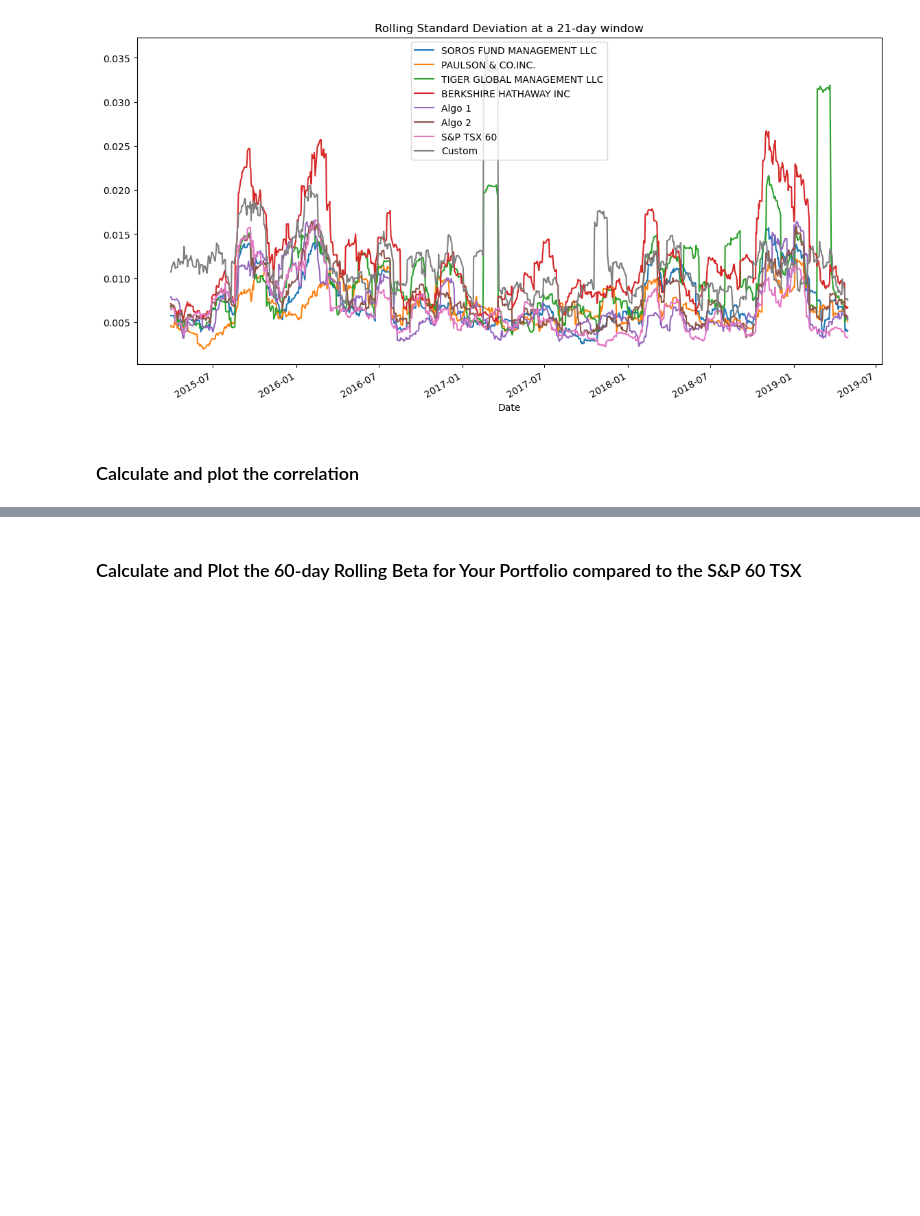
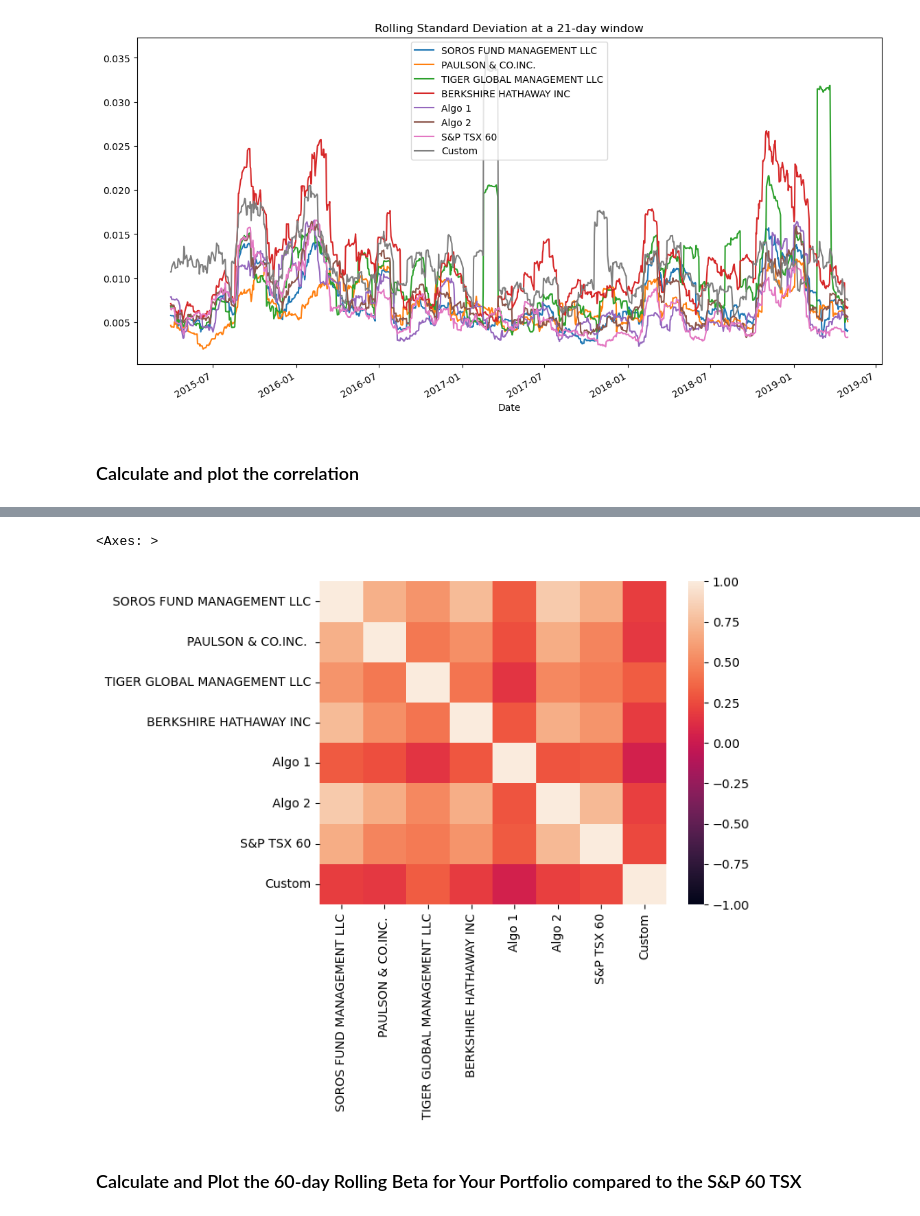
Before and after one commit to FelipeJdanov/Module_4_Challenge, a Jupyter notebook: whale_analysis.ipynb, the cells around one changed output, grey strips where cells are left out. Cells and saved outputs as stored; diff of their text form; code cells hidden in the pictures; blank space fills up the shorter version.

```diff
--- a/whale_analysis.ipynb
+++ b/whale_analysis.ipynb
@@ -341,9 +350,7 @@ In this section, you will build your own portfolio of stocks, calculate the retu
 ## Choose 3-5 custom stocks with at last 1 year's worth of historic prices and create a DataFrame of the closing prices and dates for each stock.
 # %%
 # Reading data from 1st stock
-google_csv = Path("Resources/GOOG.csv")
-google_df = pd.read_csv(google_csv, index_col="Date", parse_dates=True, infer_datetime_format=True)
-google_df = google_df.sort_index(ascending=True)
+google_df = import_file_to_dataframe("Resources/GOOG.csv")
 google_df.head()
 # %% [output]
 |  | Open | High | Low | Close | Adj Close | Volume |
@@ -355,9 +362,7 @@ google_df.head()
 | 2015-03-06 | 28.665298 | 28.755053 | 28.260410 | 28.306534 | 28.306534 | 33182854 |
 # %%
 # Reading data from 2nd stock
-shell_csv = Path("Resources/SHEL.csv")
-shell_df = pd.read_csv(shell_csv, index_col="Date", parse_dates=True, infer_datetime_format=True)
-shell_df = shell_df.sort_index(ascending=True)
+shell_df = import_file_to_dataframe("Resources/SHEL.csv")
 shell_df.head()
 # %% [output]
 |  | Open | High | Low | Close | Adj Close | Volume |
@@ -369,9 +374,7 @@ shell_df.head()
 | 2015-03-06 | 61.480000 | 61.660000 | 61.009998 | 61.040001 | 39.119083 | 3335327 |
 # %%
 # Reading data from 3rd stock
-unilever_csv = Path("Resources/ULVR.csv")
-unilever_df = pd.read_csv(unilever_csv, index_col="Date", parse_dates=True, infer_datetime_format=True)
-unilever_df = unilever_df.sort_index(ascending=True)
+unilever_df = import_file_to_dataframe("Resources/ULVR.csv")
 unilever_df.head()
 # %% [output]
 |  | Open | High | Low | Close | Adj Close | Volume |
@@ -500,5 +516,5 @@ all_portfolios_window_std.plot(figsize=(14,7), title="Rolling Standard Deviation
 # %%
 # Calculate and plot the correlation
 all_portfolios_correlation = all_portfolios_df.corr()
-all_portfolios_correlation.head()
+sns.heatmap(all_portfolios_correlation, vmin=-1, vmax=1)
 # %% [output]
@@ -511,3 +521,5 @@ all_portfolios_correlation.head()
+<Axes: >
+[figure, added]
 # %% [markdown]
 ### Calculate and Plot the 60-day Rolling Beta for Your Portfolio compared to the S&P 60 TSX
 # %%
```
Also changed, not shown: parts of 11 cells of this notebook.
